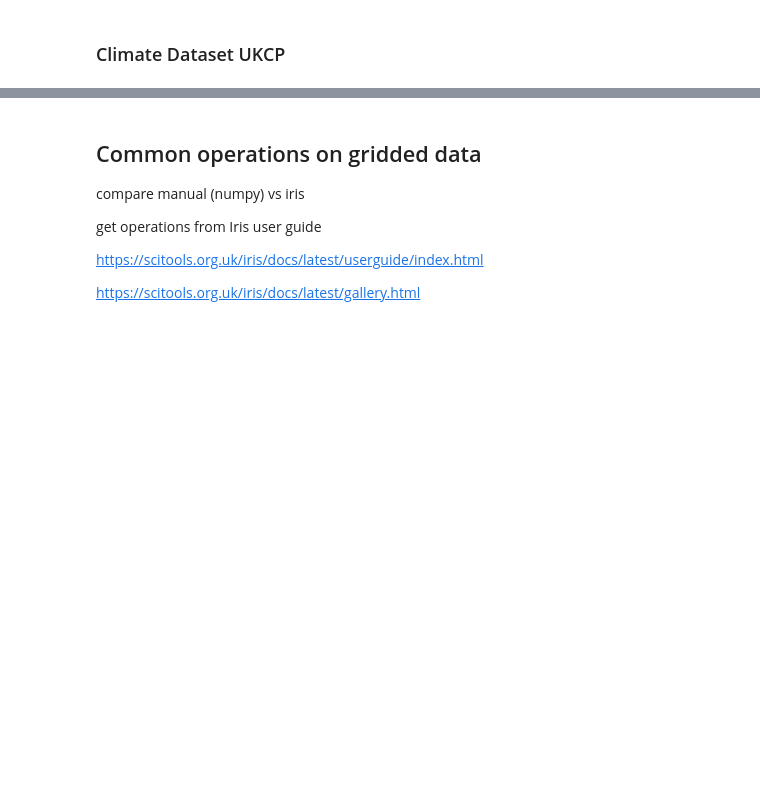
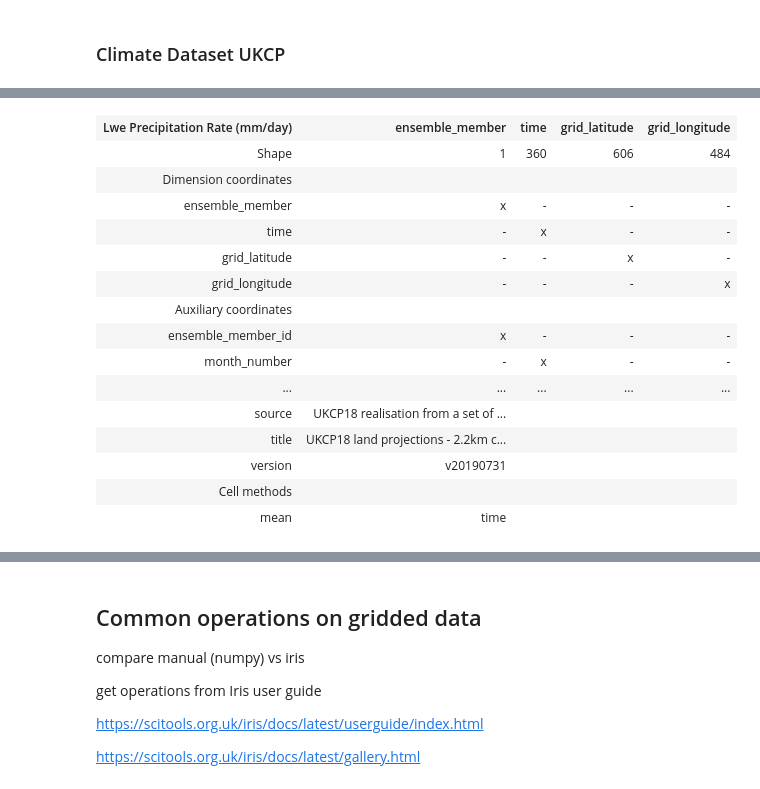
Before and after one commit to informatics-lab/intro_python_data_analysis, a Jupyter notebook: 06_PythonDataModel_Gridded.ipynb, the cells around one changed output, grey strips where cells are left out. Saved outputs shown, nothing was run; the diff lists cells and outputs as text; code cells hidden in the pictures; blank space fills up the shorter version.

```diff
--- a/06_PythonDataModel_Gridded.ipynb
+++ b/06_PythonDataModel_Gridded.ipynb
@@ -15,0 +81,19 @@ introduce netcdf files
+# %%
+ukcp_pr
+# %% [output]
+| Lwe Precipitation Rate (mm/day) | ensemble_member | time | grid_latitude | grid_longitude |
+| Shape | 1 | 360 | 606 | 484 |
+| Dimension coordinates |  |  |  |  |
+| ensemble_member | x | - | - | - |
+| time | - | x | - | - |
+| grid_latitude | - | - | x | - |
+| grid_longitude | - | - | - | x |
+| Auxiliary coordinates |  |  |  |  |
+| ensemble_member_id | x | - | - | - |
+| month_number | - | x | - | - |
+| ... | ... | ... | ... | ... |
+| source | UKCP18 realisation from a set of ... |  |  |  |
+| title | UKCP18 land projections - 2.2km c... |  |  |  |
+| version | v20190731 |  |  |  |
+| Cell methods |  |  |  |  |
+| mean | time |  |  |  |
```
Also changed, not shown: parts of 18 cells of this notebook.
